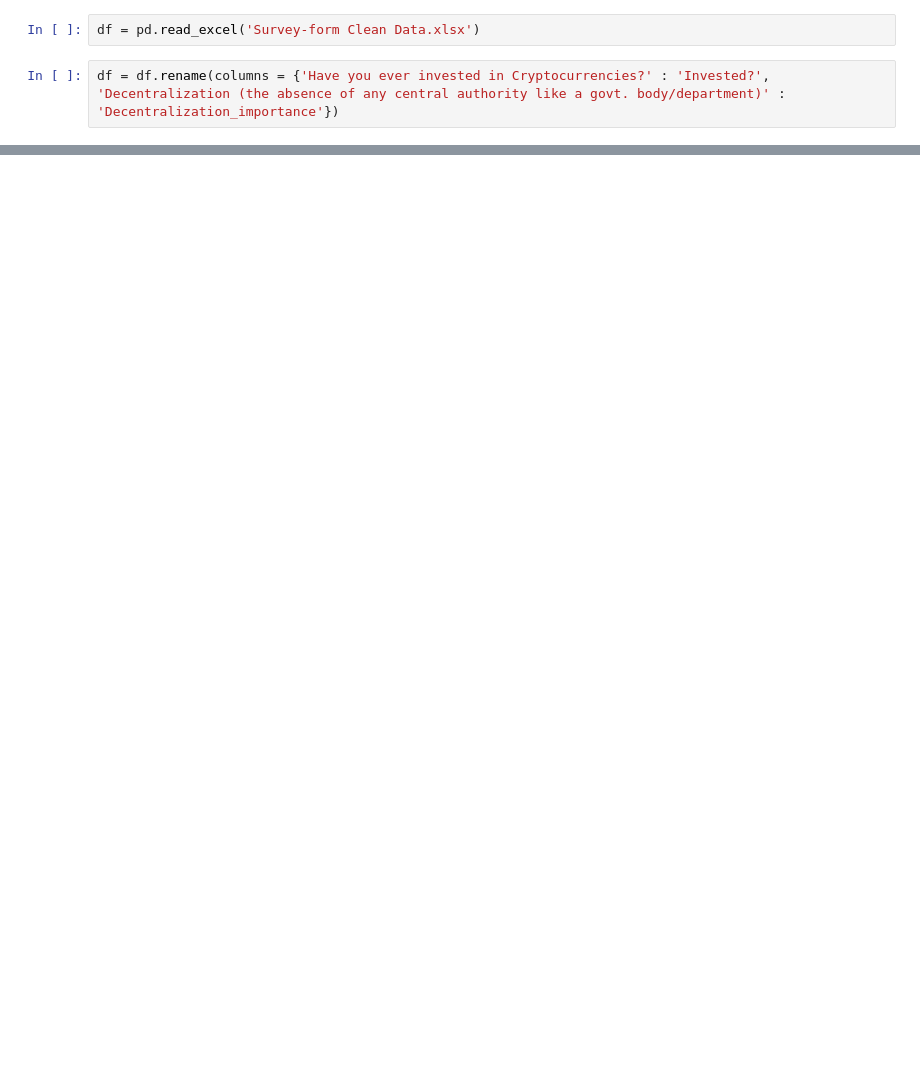
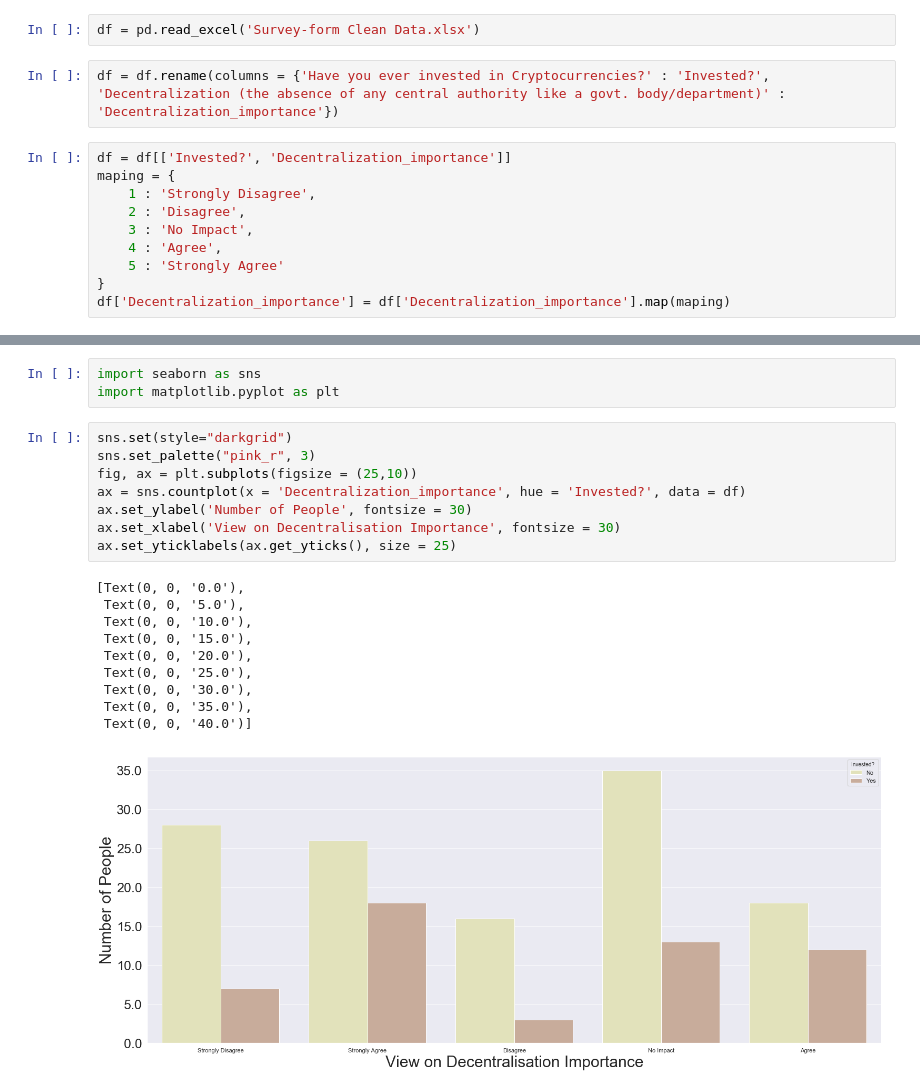
Before and after one commit to Karanpalshekhawat/short-trading-strategy-notebooks, a Jupyter notebook: Survey_analysis.ipynb, the cells around one changed output, grey strips where cells are left out. Saved outputs shown, nothing was run; the diff lists cells and outputs as text; blank space fills up the shorter version.

```diff
--- a/Survey_analysis.ipynb
+++ b/Survey_analysis.ipynb
@@ -5,4 +6,14 @@ import numpy as np
 df = pd.read_excel('Survey-form Clean Data.xlsx')
 # %%
 df = df.rename(columns = {'Have you ever invested in Cryptocurrencies?' : 'Invested?', 'Decentralization (the absence of any central authority like a govt. body/department)' : 'Decentralization_importance'})
+# %%
+df = df[['Invested?', 'Decentralization_importance']]
+maping = {
+    1 : 'Strongly Disagree',
+    2 : 'Disagree',
+    3 : 'No Impact',
+    4 : 'Agree',
+    5 : 'Strongly Agree'
+}
+df['Decentralization_importance'] = df['Decentralization_importance'].map(maping)
 # %%
@@ -29,0 +34,22 @@ df = df[['Invested?', 'Decentralization_importance']]
+# %%
+import seaborn as sns
+import matplotlib.pyplot as plt
+# %%
+sns.set(style="darkgrid")
+sns.set_palette("pink_r", 3)
+fig, ax = plt.subplots(figsize = (25,10))
+ax = sns.countplot(x = 'Decentralization_importance', hue = 'Invested?', data = df)
+ax.set_ylabel('Number of People', fontsize = 30)
+ax.set_xlabel('View on Decentralisation Importance', fontsize = 30)
+ax.set_yticklabels(ax.get_yticks(), size = 25)
+# %% [output]
+[Text(0, 0, '0.0'),
+ Text(0, 0, '5.0'),
+ Text(0, 0, '10.0'),
+ Text(0, 0, '15.0'),
+ Text(0, 0, '20.0'),
+ Text(0, 0, '25.0'),
+ Text(0, 0, '30.0'),
+ Text(0, 0, '35.0'),
+ Text(0, 0, '40.0')]
+[figure, added]
```
Also changed, not shown: parts of 4 cells of this notebook.
